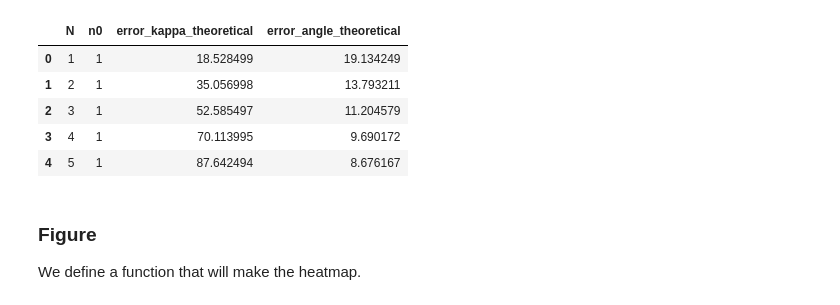
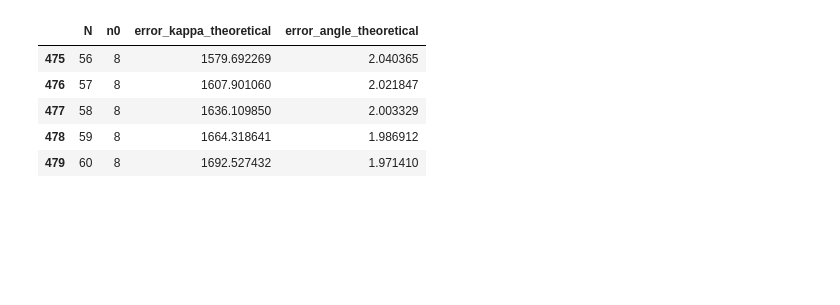
Before and after one commit to PolarWandering/PaleoSampling, a Jupyter notebook: notebooks/DIY-Figure1.ipynb, the cells around one changed output. Saved outputs shown, nothing was run; the diff lists cells and outputs as text; code cells hidden in the pictures; blank space fills up the shorter version.

```diff
--- a/notebooks/DIY-Figure1.ipynb
+++ b/notebooks/DIY-Figure1.ipynb
@@ -37,7 +39,7 @@ You also need to provide an estimate of $\kappa$ which is the Fisher precision p
 # %%
 site_lat = 30             # Site latitude
 site_long = 0             # Site longitude
-kappa_within_site = 50    # Concentration parameter kappa in each site
+kappa_within_site = 30    # Concentration parameter kappa in each site
 # %% [markdown]
 ## The number of sites and samples per site to be evaluated
 
@@ -45,3 +49,3 @@ The maximum number of sites (`N_max`) and the maximum number of samples per site
 # %%
-N_max = 100 # Maximum values of sites (can go up to ~300)
-n0_max = 10  # Maximum values of samples per site
+N_max = 60 # Maximum values of sites (can go up to ~300)
+n0_max = 8  # Maximum values of samples per site
@@ -48,31 +56,27 @@ n0_max = 10  # Maximum values of samples per site
 # %%
 # Create a template data frames with all the combinations of number of sites and samples per site
 N_flat = np.tile(np.arange(1, N_max+1, 1), (n0_max,1)).ravel()
 n0_flat = np.tile(np.arange(1, n0_max+1, 1), (N_max,1)).T.ravel()
 
 df = pd.DataFrame({'N' : N_flat, 'n0' : n0_flat})
 
 # Compute theoretical error in paleopole estimation
 
 df["error_kappa_theoretical"] = df.apply(lambda row: smp.kappa_theoretical(smp.Params(N=row.N,
                                                                                       n0=row.n0,
                                                                                       kappa_within_site=kappa_within_site,
                                                                                       site_lat=site_lat,
                                                                                       site_long=site_long,
                                                                                       outlier_rate=0.0,
                                                                                       secular_method='G',
                                                                                       kappa_secular=None)), axis=1)
 
 df["error_angle_theoretical"] = df.apply(lambda row: float(smp.kappa2angular(row.error_kappa_theoretical)), axis=1)
-df.head(5)
+df.tail(5)
 # %% [output]
 |  | N | n0 | error_kappa_theoretical | error_angle_theoretical |
-| 0 | 1 | 1 | 18.528499 | 19.134249 |
-| 1 | 2 | 1 | 35.056998 | 13.793211 |
-| 2 | 3 | 1 | 52.585497 | 11.204579 |
-| 3 | 4 | 1 | 70.113995 | 9.690172 |
-| 4 | 5 | 1 | 87.642494 | 8.676167 |
+| 475 | 56 | 8 | 1579.692269 | 2.040365 |
+| 476 | 57 | 8 | 1607.901060 | 2.021847 |
+| 477 | 58 | 8 | 1636.109850 | 2.003329 |
+| 478 | 59 | 8 | 1664.318641 | 1.986912 |
+| 479 | 60 | 8 | 1692.527432 | 1.971410 |
-# %% [markdown]
-### Figure
-
-We define a function that will make the heatmap.
```
Also changed, not shown: parts of 9 cells of this notebook.
